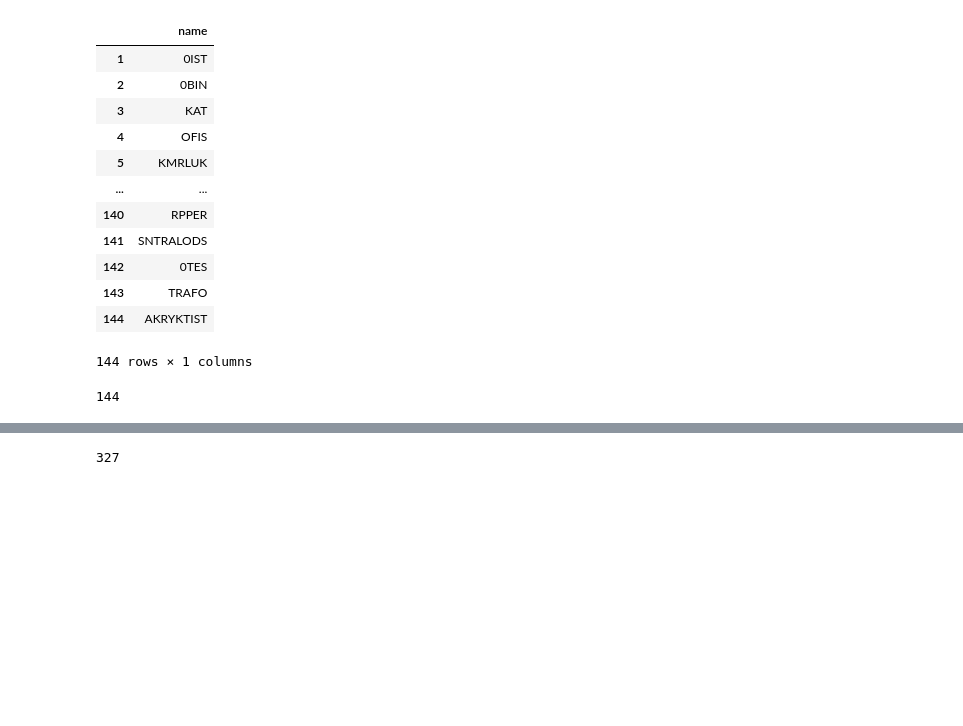
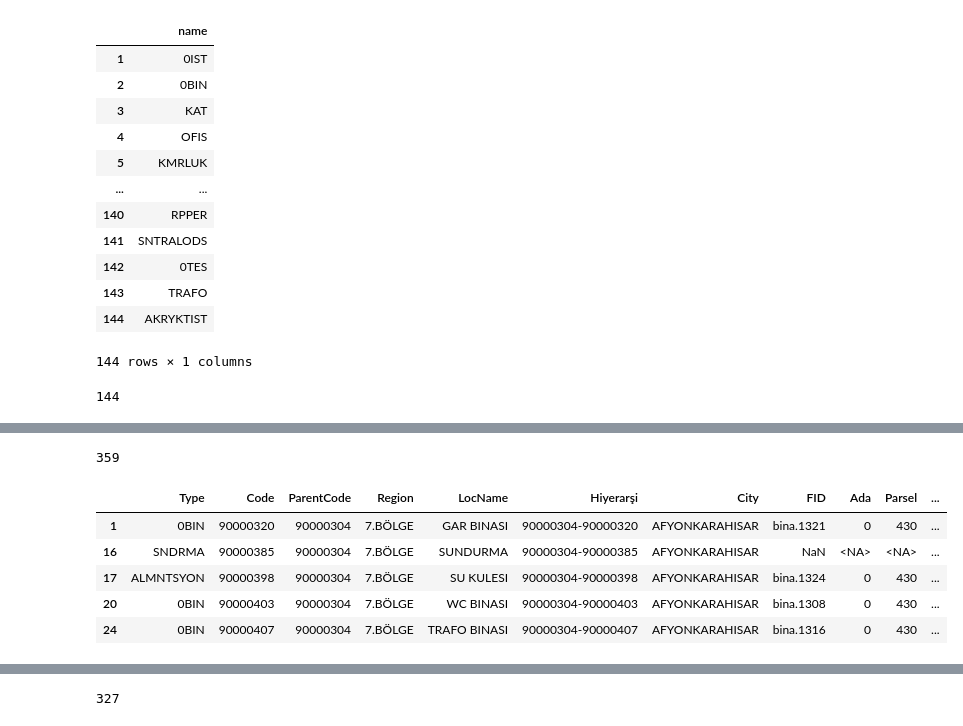
Before and after one commit to kurtgodel1/emlak, a Jupyter notebook: emlak.ipynb, the cells around one changed output, grey strips where cells are left out. Saved outputs shown, nothing was run; the diff lists cells and outputs as text; code cells hidden in the pictures; blank space fills up the shorter version.

```diff
--- a/emlak.ipynb
+++ b/emlak.ipynb
@@ -528,0 +319,12 @@ merged = merged[["name", "type_spec_id", "parent_id", "region_id", "ref_code"]]
+# %%
+building = emlakverileri[["Type", "Code", "ParentCode", "Region", "LocName","Hiyerarşi","City","FID","Ada","Parsel","TabanAlanı","ToplamİnşaatAlanı"]]
+building.dtypes
+
+campus = building[building["Hiyerarşi"].str.len() == 8]
+real_estate = building[building["Hiyerarşi"].str.len() == 17]
+independent_section = building[building["Hiyerarşi"].str.len() > 17]
+
+
+campus = campus[["Region", "LocName"]]
+
+campus
@@ -528,0 +388,16 @@ merged = merged[["name", "type_spec_id", "parent_id", "region_id", "ref_code"]]
+# %%
+campus_region.to_sql('campus',con=engine, if_exists='append', index_label='id')
+# %% [output]
+359
+# %%
+#Real Estate
+
+real_estate = real_estate.astype({"ParentCode": 'Int64', "Code":'Int64', 'Ada':'Int64', 'Parsel':'Int64'})
+real_estate.head()
+# %% [output]
+|  | Type | Code | ParentCode | Region | LocName | Hiyerarşi | City | FID | Ada | Parsel | ... |
+| 1 | 0BIN | 90000320 | 90000304 | 7.BÖLGE | GAR BINASI | 90000304-90000320 | AFYONKARAHISAR | bina.1321 | 0 | 430 | ... |
+| 16 | SNDRMA | 90000385 | 90000304 | 7.BÖLGE | SUNDURMA | 90000304-90000385 | AFYONKARAHISAR | NaN | <NA> | <NA> | ... |
+| 17 | ALMNTSYON | 90000398 | 90000304 | 7.BÖLGE | SU KULESI | 90000304-90000398 | AFYONKARAHISAR | bina.1324 | 0 | 430 | ... |
+| 20 | 0BIN | 90000403 | 90000304 | 7.BÖLGE | WC BINASI | 90000304-90000403 | AFYONKARAHISAR | bina.1308 | 0 | 430 | ... |
+| 24 | 0BIN | 90000407 | 90000304 | 7.BÖLGE | TRAFO BINASI | 90000304-90000407 | AFYONKARAHISAR | bina.1316 | 0 | 430 | ... |
```
Also changed, not shown: parts of 41 cells of this notebook.
